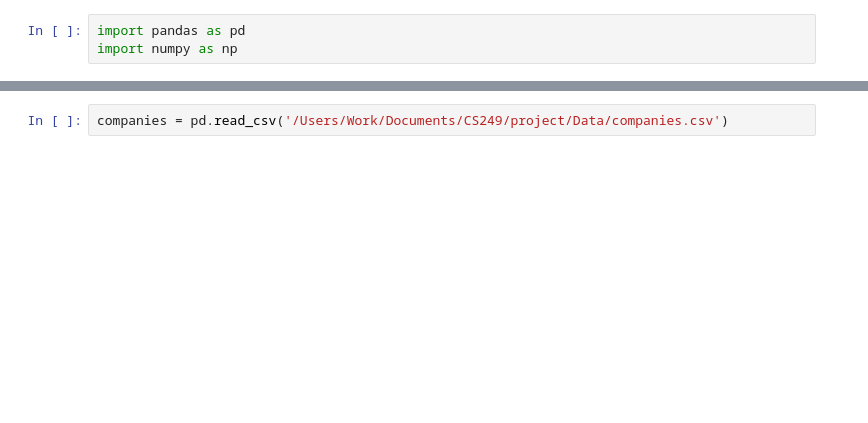
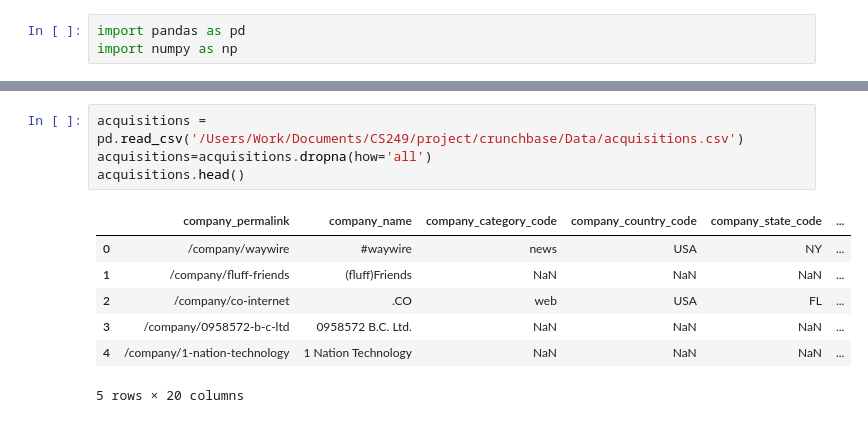
Before and after one commit to shivinkapur/crunchbase, a Jupyter notebook: 249_project.ipynb, the cells around one changed output, grey strips where cells are left out. Cells and saved outputs as stored; diff of their text form; blank space fills up the shorter version.

```diff
--- a/249_project.ipynb
+++ b/249_project.ipynb
@@ -4,2 +55,12 @@ import numpy as np
 # %%
-companies = pd.read_csv('/Users/Work/Documents/CS249/project/Data/companies.csv')
+acquisitions = pd.read_csv('/Users/Work/Documents/CS249/project/crunchbase/Data/acquisitions.csv')
+acquisitions=acquisitions.dropna(how='all')
+acquisitions.head()
+# %% [output]
+|  | company_permalink | company_name | company_category_code | company_country_code | company_state_code | ... |
+| 0 | /company/waywire | #waywire | news | USA | NY | ... |
+| 1 | /company/fluff-friends | (fluff)Friends | NaN | NaN | NaN | ... |
+| 2 | /company/co-internet | .CO | web | USA | FL | ... |
+| 3 | /company/0958572-b-c-ltd | 0958572 B.C. Ltd. | NaN | NaN | NaN | ... |
+| 4 | /company/1-nation-technology | 1 Nation Technology | NaN | NaN | NaN | ... |
+5 rows × 20 columns
```
Also changed, not shown: parts of 12 cells of this notebook, 1 other file.
